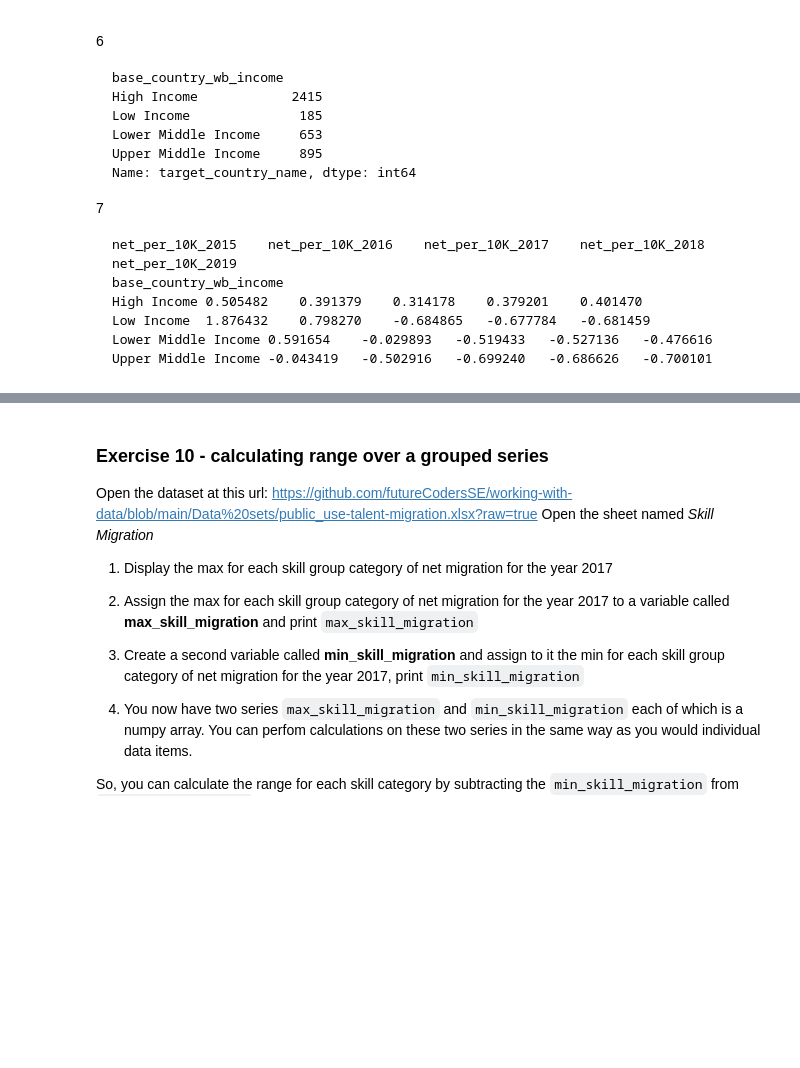
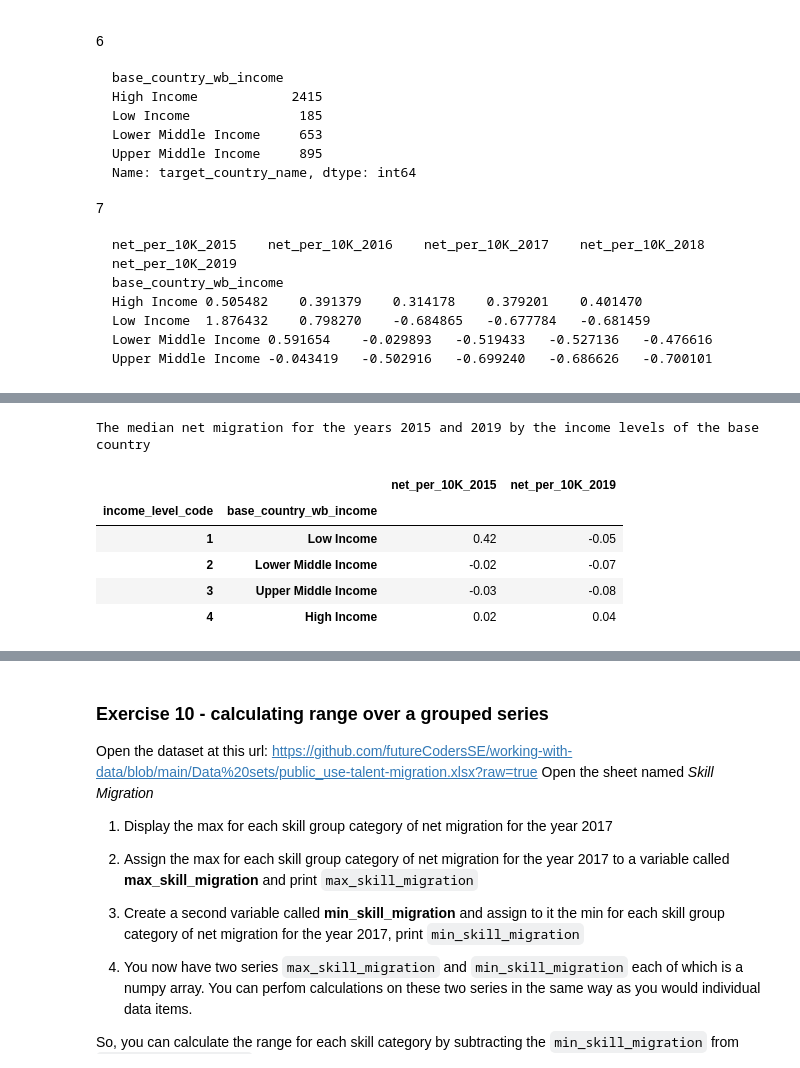
Before and after one commit to fraserrbarclay/Python-Data-Practicals, a Jupyter notebook: worksheets/Describing_data.ipynb, the cells around one changed output, grey strips where cells are left out. Saved outputs shown, nothing was run; the diff lists cells and outputs as text; code cells hidden in the pictures; blank space fills up the shorter version.

```diff
--- a/worksheets/Describing_data.ipynb
+++ b/worksheets/Describing_data.ipynb
@@ -481,0 +558,12 @@ Upper Middle Income	-0.043419	-0.502916	-0.699240	-0.686626	-0.700101
+# %%
+#Maybe I interpreted the task wrong here...
+print('The median net migration for the years 2015 and 2019 by the income levels of the base country')
+dfcountry.groupby(['income_level_code','base_country_wb_income'])[dfcountry.columns[[12,16]]].median()
+# %% [output]
+The median net migration for the years 2015 and 2019 by the income levels of the base country
+|  |  | net_per_10K_2015 | net_per_10K_2019 |
+| income_level_code | base_country_wb_income |  |  |
+| 1 | Low Income | 0.42 | -0.05 |
+| 2 | Lower Middle Income | -0.02 | -0.07 |
+| 3 | Upper Middle Income | -0.03 | -0.08 |
+| 4 | High Income | 0.02 | 0.04 |
```
Also changed, not shown: parts of 12 cells of this notebook.
